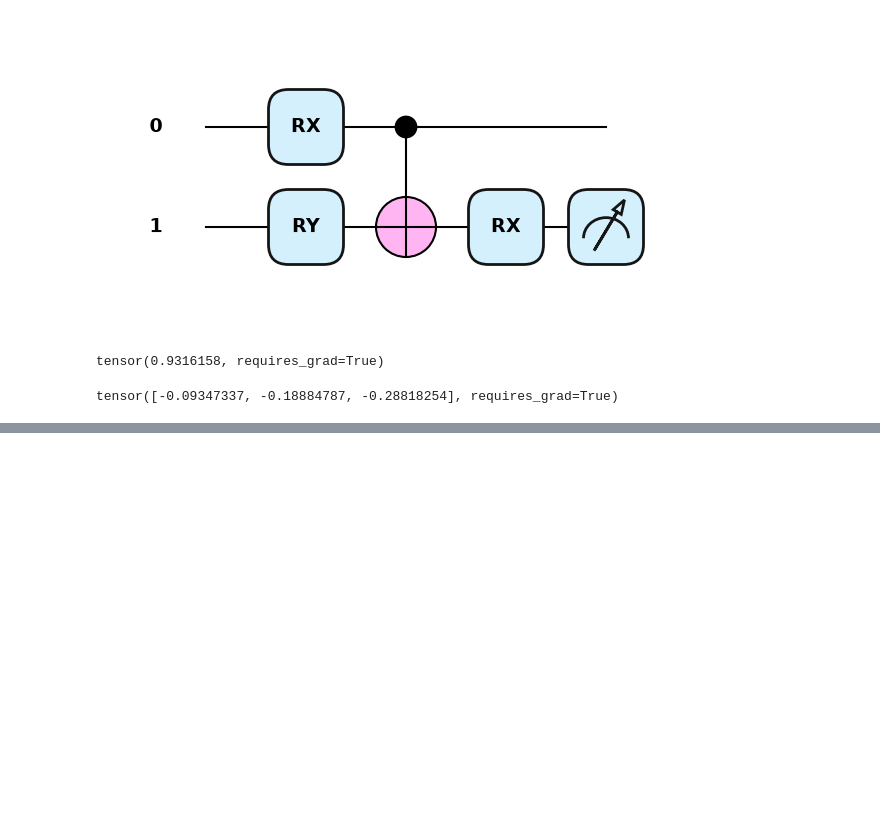
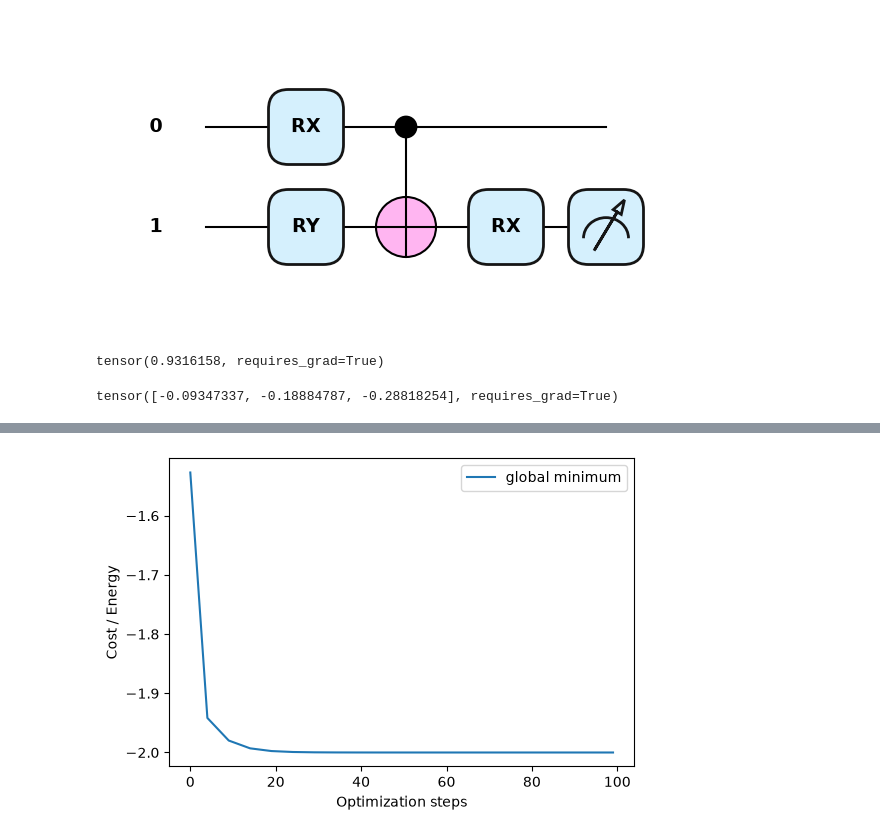
Before and after one commit to IraitzM/qml-dpg-2026, a Jupyter notebook: Session 1/1.2-Going variational.ipynb, the cells around one changed output, grey strips where cells are left out. Drawn from its saved outputs; the diff is of its cells as text; code cells hidden in the pictures; blank space fills up the shorter version.

```diff
--- a/Session 1/1.2-Going variational.ipynb
+++ b/Session 1/1.2-Going variational.ipynb
@@ -199,0 +256,21 @@ Much more convenient and simpler to use... Checkout: https://docs.pennylane.ai/e
+# %%
+opt = torch.optim.SGD(var_init, lr=0.1)
+
+def closure():
+    opt.zero_grad()
+    loss = cost(p0, p1, p2)
+    loss.backward()
+    return loss
+
+var_pt = [var_init]
+cost_pt = [cost_init]
+x = [0]
+
+for i in range(100):
+    opt.step(closure)
+    if (i + 1) % 5 == 0:
+        x.append(i)
+        p0n, p1n, p2n = opt.param_groups[0]["params"]
+        costn = cost(p0n, p1n, p2n)
+        var_pt.append([p0n, p1n, p2n])
+        cost_pt.append(costn)
@@ -199,0 +282,14 @@ Much more convenient and simpler to use... Checkout: https://docs.pennylane.ai/e
+# %%
+import matplotlib.pyplot as plt
+
+fig = plt.figure(figsize=(6, 4))
+
+# Enable processing the Torch trainable tensors
+with torch.no_grad():
+    plt.plot(x, cost_pt, label = 'global minimum')
+    plt.xlabel("Optimization steps")
+    plt.ylabel("Cost / Energy")
+    plt.legend()
+    plt.show()
+# %% [output]
+[figure, added]
```
Also changed, not shown: parts of 11 cells of this notebook, 5 other files.
